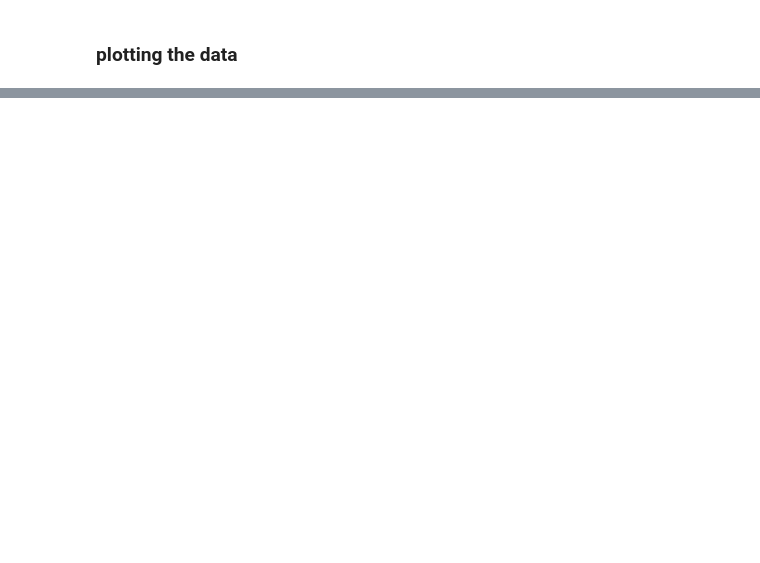
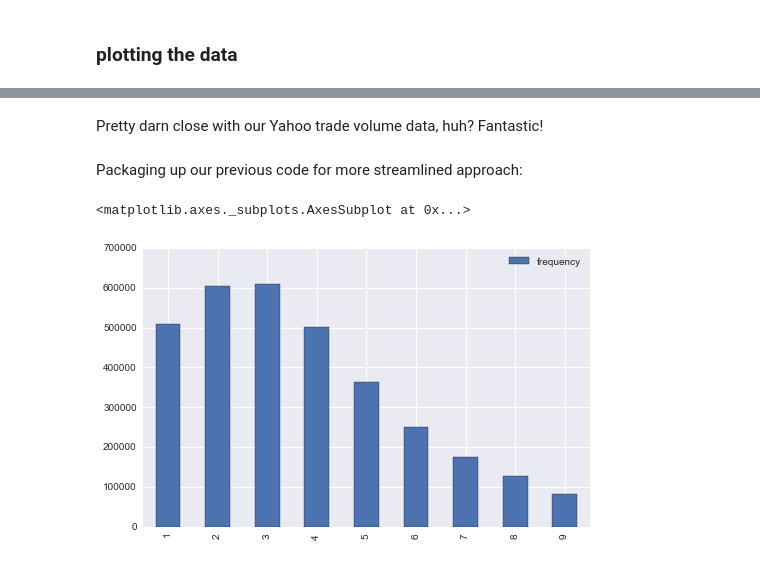
Before and after one commit to cchi/benford, a Jupyter notebook: benford.ipynb, the cells around one changed output, grey strips where cells are left out. Drawn from its saved outputs; the diff is of its cells as text; code cells hidden in the pictures; blank space fills up the shorter version.

```diff
--- a/benford.ipynb
+++ b/benford.ipynb
@@ -191,0 +185,3 @@ df_counts.plot(kind='bar', figsize=(8,5))
+# %%
+total_count = df_counts['frequency'].sum()
+df_counts['percentage'] = df_counts['frequency'] / total_count
@@ -191,0 +248,25 @@ df_counts.plot(kind='bar', figsize=(8,5))
+# %% [markdown]
+Pretty darn close with our Yahoo trade volume data, huh? Fantastic!
+# %% [markdown]
+Packaging up our previous code for more streamlined approach:
+# %%
+def get_count_df( df ):
+    lead_digit_counts = { str(n): 0 for n in range(1,10)}
+
+    for t in df.columns:
+        prices = df[t].dropna()
+        d = count_lead_digits( prices )
+        for digit, count in d.items():
+            lead_digit_counts[digit] += count
+
+    df_counts = pd.DataFrame.from_dict(lead_digit_counts, orient='index')
+    df_counts.columns = ['frequency']
+    df_counts.sort_index(inplace=True)
+    return df_counts
+# %%
+df2 = ticker_data['Close']
+df2_counts = get_count_df( df2 )
+df2_counts.plot(kind='bar', figsize=(8,5))
+# %% [output]
+<matplotlib.axes._subplots.AxesSubplot at 0x...>
+[figure, added]
```
Also changed, not shown: parts of 23 cells of this notebook.
